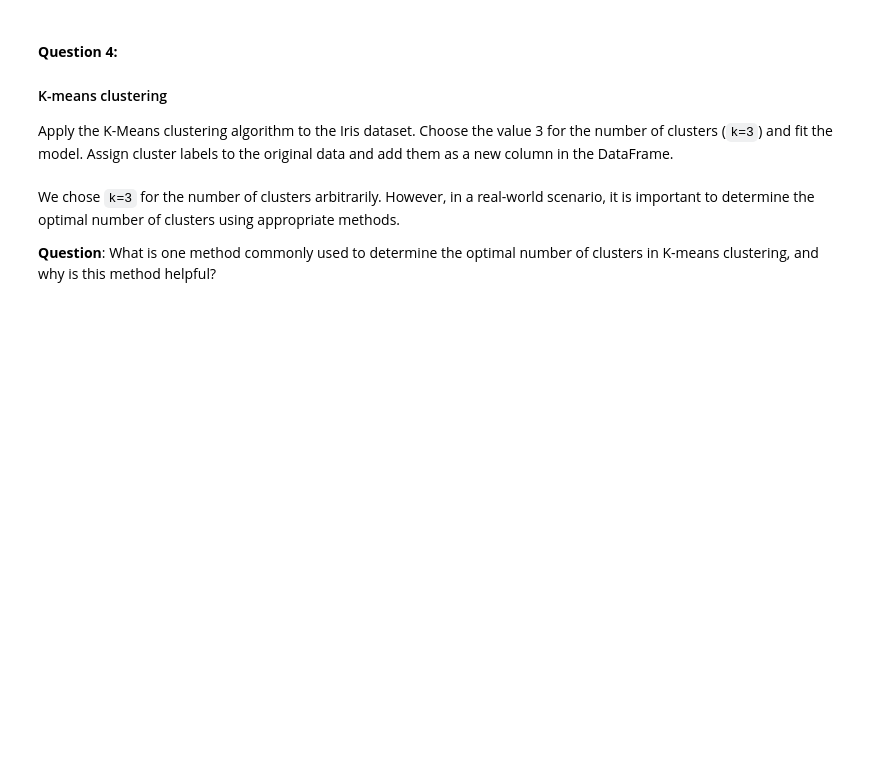
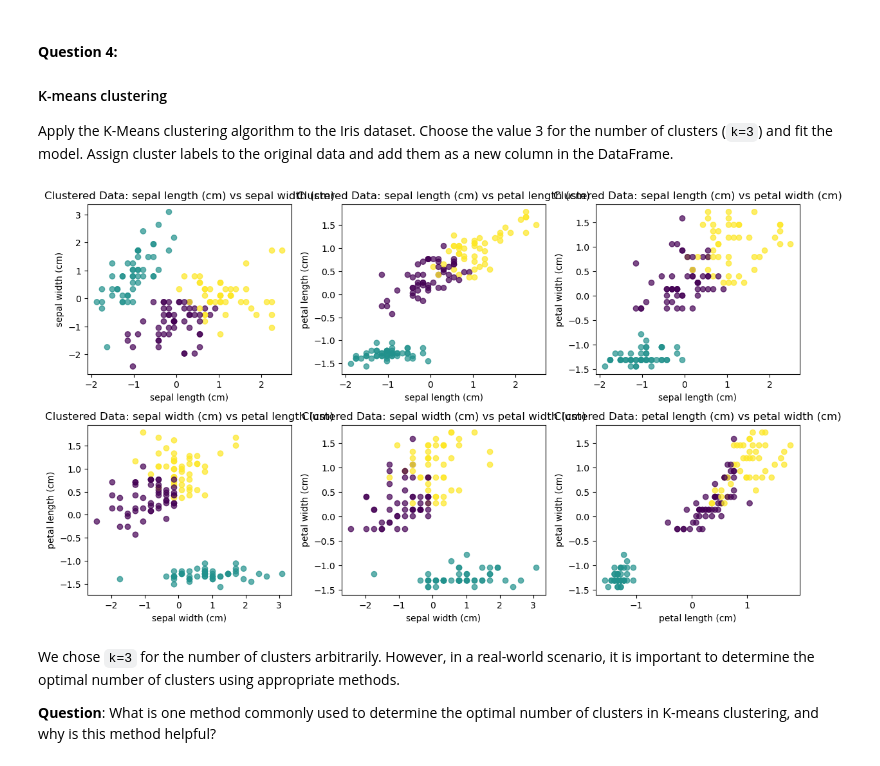
Before and after one commit to dnysius/LCR, a Jupyter notebook: 02_activities/assignments/assignment_3.ipynb, the cells around one changed output. Drawn from its saved outputs; the diff is of its cells as text; code cells hidden in the pictures; blank space fills up the shorter version.

```diff
--- a/02_activities/assignments/assignment_3.ipynb
+++ b/02_activities/assignments/assignment_3.ipynb
@@ -153,13 +157,21 @@ Standardizing ensures that all features contribute equally to the distance metri
 
 Apply the K-Means clustering algorithm to the Iris dataset. Choose the value 3 for the number of clusters (`k=3`) and fit the model. Assign cluster labels to the original data and add them as a new column in the DataFrame.
 # %%
-# Your answer...
+# Perform K-means clustering on standardized iris data
+kmeans = KMeans(n_clusters=3, random_state=0)
+scaled_iris_with_clusters = kmeans.fit(scaled_iris_df)
 
-clustered_iris_data = 🤷‍♂️
+# Create a copy of the DF for clustering and modification
+clustered_iris_data = scaled_iris_df[['sepal length (cm)', 'sepal width (cm)', 'petal length (cm)',
+       'petal width (cm)']].copy()
 
+# Add cluster labels to the copied DF
+clustered_iris_data['Cluster'] = scaled_iris_with_clusters.labels_
 
 # Use the helper function to plot scatter plots, colored by cluster labels
 plot_feature_pairs(clustered_iris_data, feature_names, color_labels=clustered_iris_data['Cluster'], title_prefix='Clustered Data: ')
+# %% [output]
+[figure, added]
 # %% [markdown]
 We chose `k=3` for the number of clusters arbitrarily. However, in a real-world scenario, it is important to determine the optimal number of clusters using appropriate methods.
 
```
Also changed, not shown: parts of 1 cell of this notebook.
